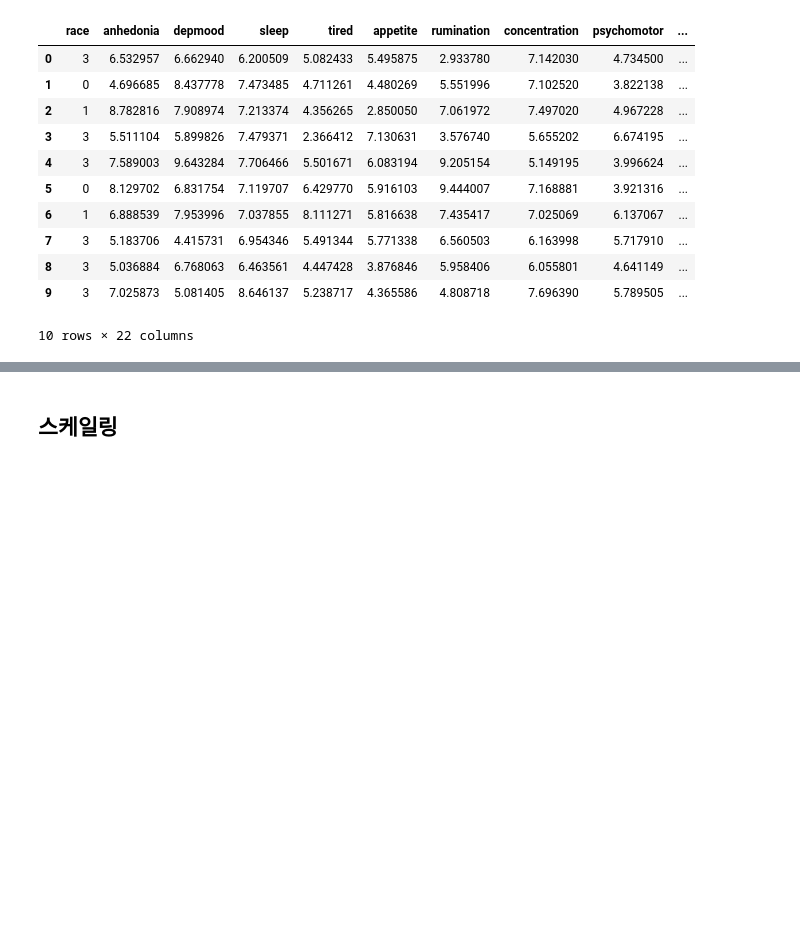
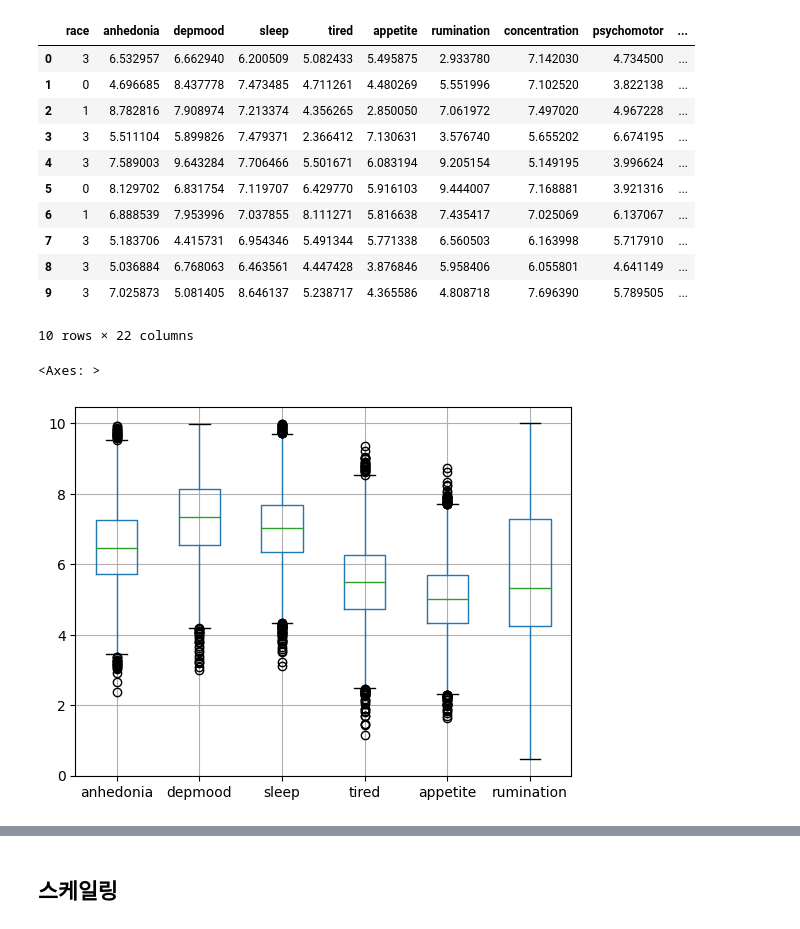
Before and after one commit to fud200/WASSUP_Project_team7, a Jupyter notebook: junyeob_code_1.ipynb, the cells around one changed output, grey strips where cells are left out. Drawn from its saved outputs; the diff is of its cells as text; code cells hidden in the pictures; blank space fills up the shorter version.

```diff
--- a/junyeob_code_1.ipynb
+++ b/junyeob_code_1.ipynb
@@ -599,0 +596,5 @@ plt.scatter(X['GrLivArea'], X['SalePrice'], s=5)
+# %%
+X.boxplot(column=['anhedonia', 'depmood', 'sleep', 'tired', 'appetite', 'rumination'])
+# %% [output]
+<Axes: >
+[figure, added]
```
Also changed, not shown: parts of 12 cells of this notebook.
